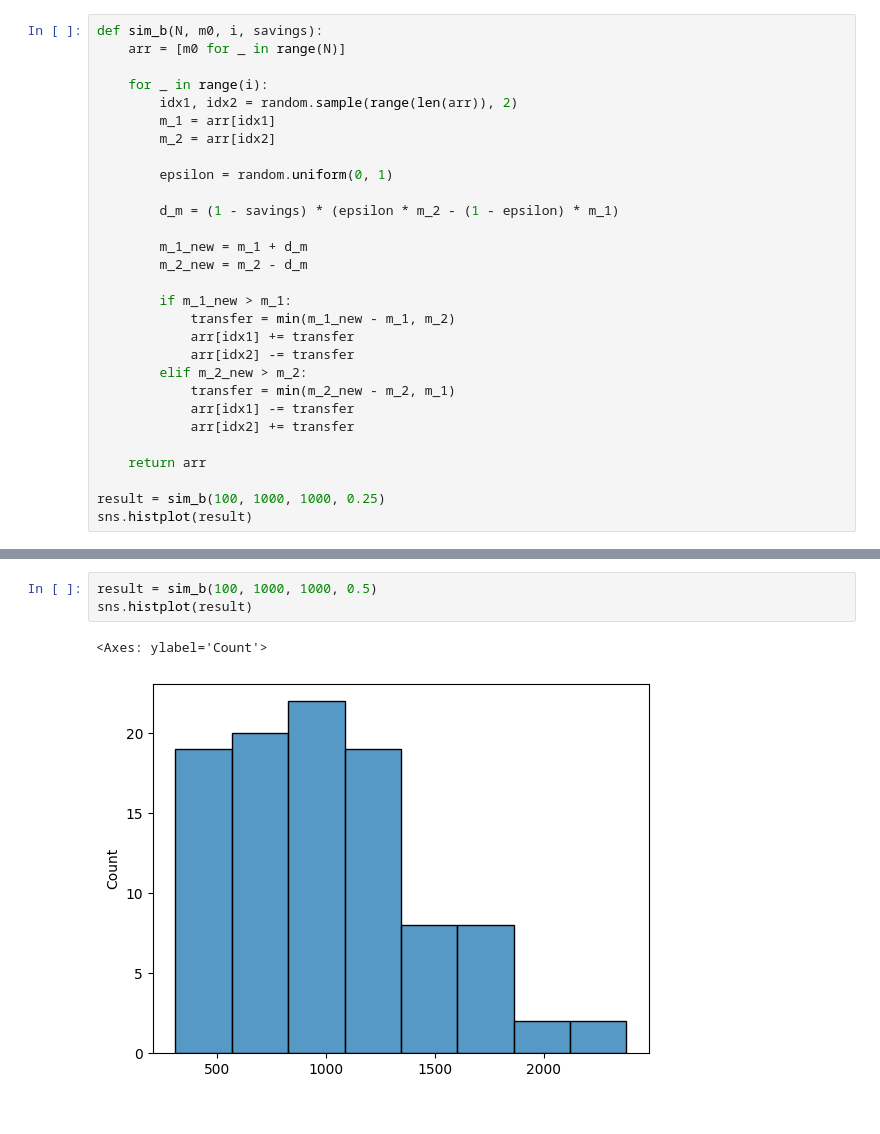
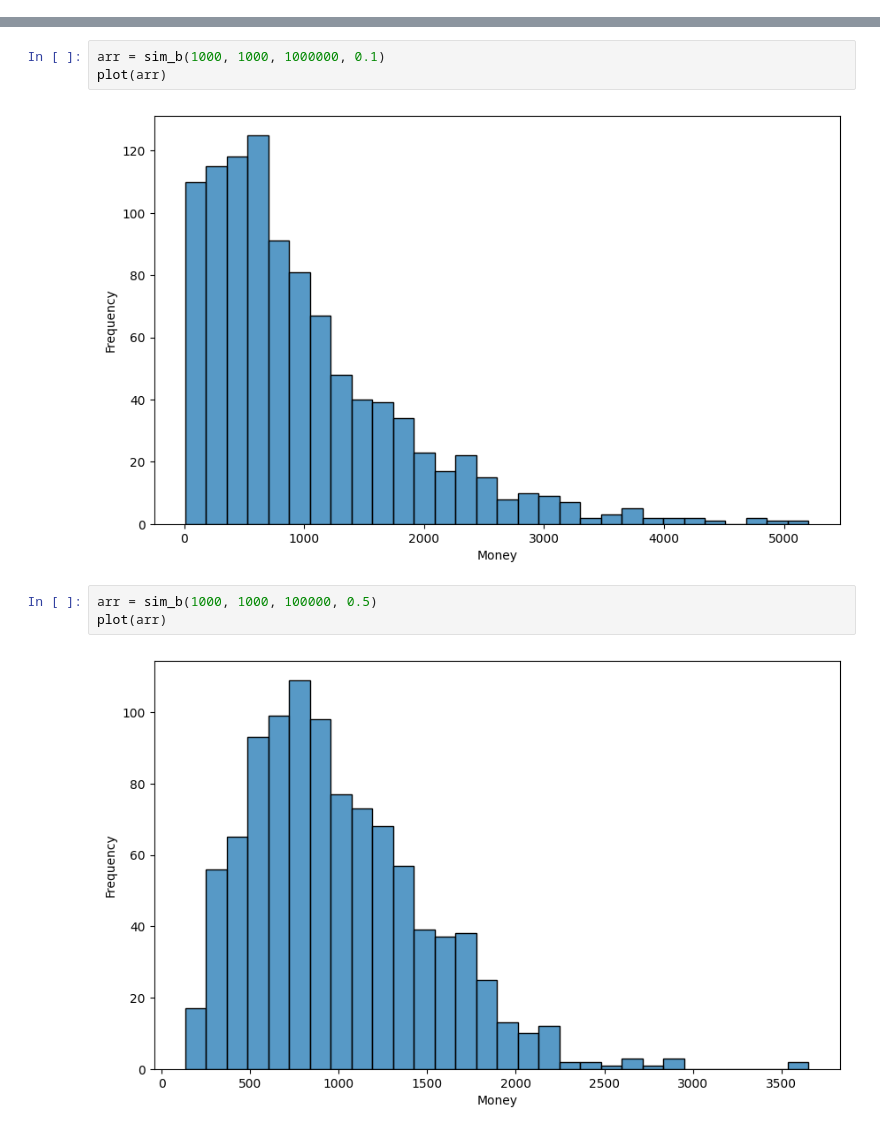
Before and after one commit to lorn-jaeger/CSCI-477, a Jupyter notebook: Problems/1.1.ipynb, the cells around one changed output, grey strips where cells are left out. Drawn from its saved outputs; the diff is of its cells as text.

```diff
--- a/Problems/1.1.ipynb
+++ b/Problems/1.1.ipynb
@@ -37,29 +41,0 @@ sns.histplot(result)
-# %%
-def sim_b(N, m0, i, savings):
-    arr = [m0 for _ in range(N)]
-
-    for _ in range(i):
-        idx1, idx2 = random.sample(range(len(arr)), 2)
-        m_1 = arr[idx1]
-        m_2 = arr[idx2]
-
-        epsilon = random.uniform(0, 1)
-
-        d_m = (1 - savings) * (epsilon * m_2 - (1 - epsilon) * m_1)
-
-        m_1_new = m_1 + d_m
-        m_2_new = m_2 - d_m
-
-        if m_1_new > m_1:
-            transfer = min(m_1_new - m_1, m_2)
-            arr[idx1] += transfer
-            arr[idx2] -= transfer
-        elif m_2_new > m_2:
-            transfer = min(m_2_new - m_2, m_1)
-            arr[idx1] -= transfer
-            arr[idx2] += transfer
-
-    return arr
-
-result = sim_b(100, 1000, 1000, 0.25)
-sns.histplot(result)
@@ -69,7 +47,11 @@ sns.histplot(result)
+# %%
+arr = sim_b(1000, 1000, 1000000, 0.1)
+plot(arr)
+# %% [output]
+[figure, added]
 # %%
-result = sim_b(100, 1000, 1000, 0.5)
-sns.histplot(result)
+arr = sim_b(1000, 1000, 100000, 0.5)
+plot(arr)
 # %% [output]
-<Axes: ylabel='Count'>
-[figure, old version]
+[figure, new version]
 # %%
```
Also changed, not shown: parts of 7 cells of this notebook, 1 other file.
